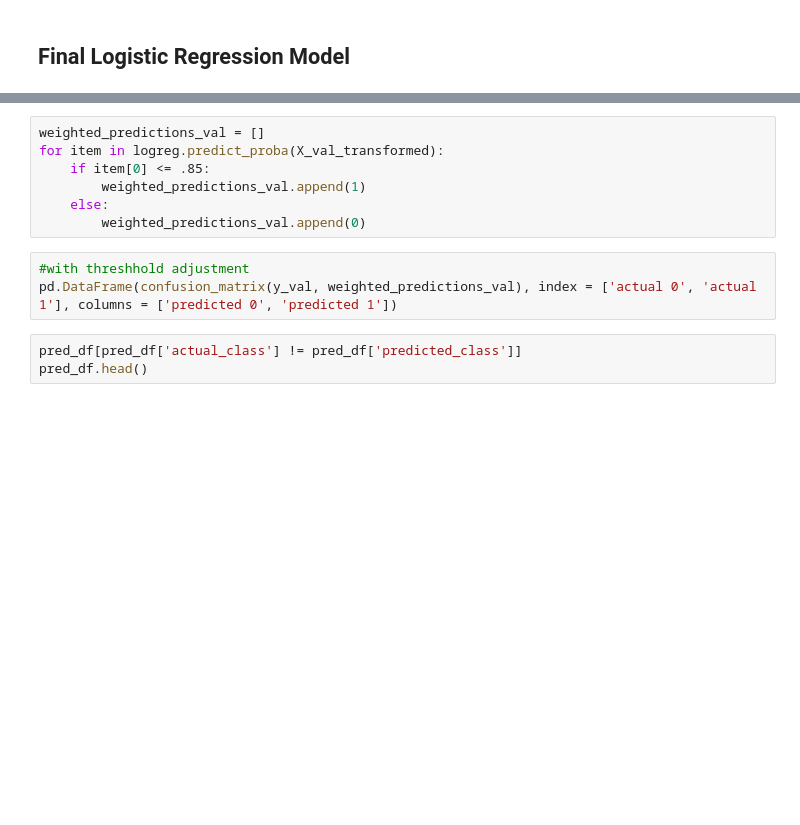
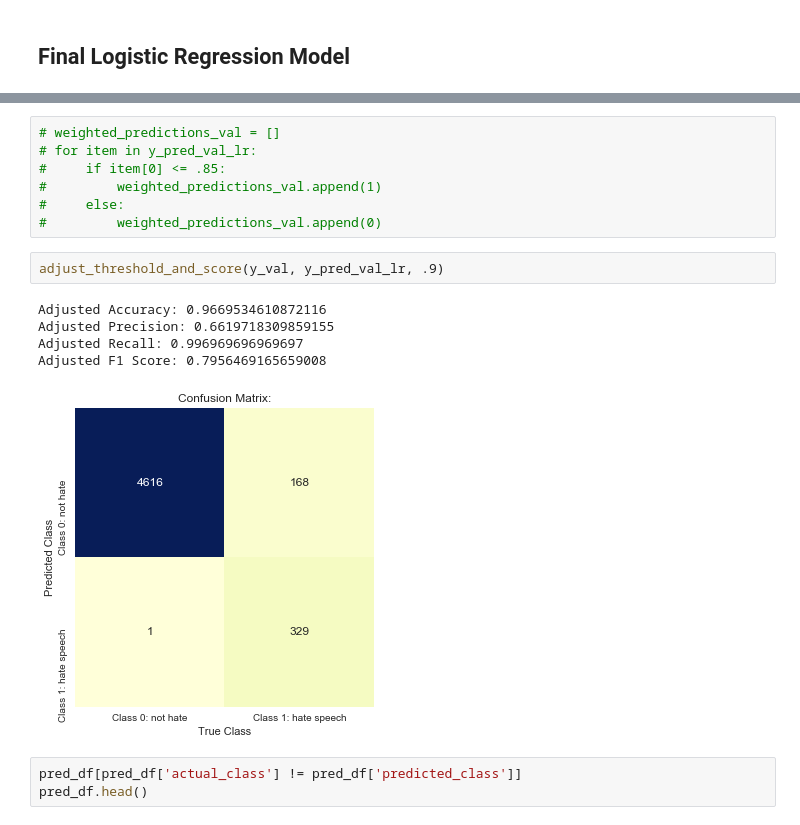
Before and after one commit to mguptaphd/Twitter-Hate-Classification-Project, a Jupyter notebook: Twitter_Classification_Notebook_Test.ipynb, the cells around one changed output, grey strips where cells are left out. Saved outputs shown, nothing was run; the diff lists cells and outputs as text; blank space fills up the shorter version.

```diff
--- a/Twitter_Classification_Notebook_Test.ipynb
+++ b/Twitter_Classification_Notebook_Test.ipynb
@@ -418,13 +268,18 @@ pd.DataFrame(metrics_dict)
 # %%
-weighted_predictions_val = []
-for item in logreg.predict_proba(X_val_transformed):
-    if item[0] <= .85:
-        weighted_predictions_val.append(1)
-    else:
-        weighted_predictions_val.append(0)
+# weighted_predictions_val = []
+# for item in y_pred_val_lr:
+#     if item[0] <= .85:
+#         weighted_predictions_val.append(1)
+#     else:
+#         weighted_predictions_val.append(0)
-# %%
-#with threshhold adjustment
-pd.DataFrame(confusion_matrix(y_val, weighted_predictions_val), index = ['actual 0', 'actual 1'], columns = ['predicted 0', 'predicted 1'])
+# %%
+adjust_threshold_and_score(y_val, y_pred_val_lr, .9)
+# %% [output]
+Adjusted Accuracy: 0.9669534610872116
+Adjusted Precision: 0.6619718309859155
+Adjusted Recall: 0.996969696969697
+Adjusted F1 Score: 0.7956469165659008
+[figure, added]
 # %%
 pred_df[pred_df['actual_class'] != pred_df['predicted_class']]
 pred_df.head()
```
Also changed, not shown: parts of 96 cells of this notebook, 3 other files.
